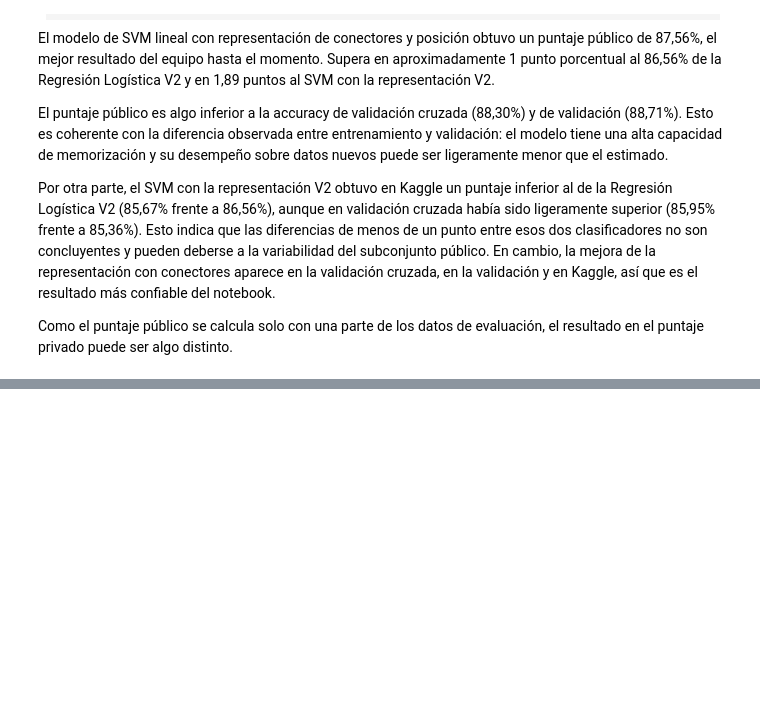
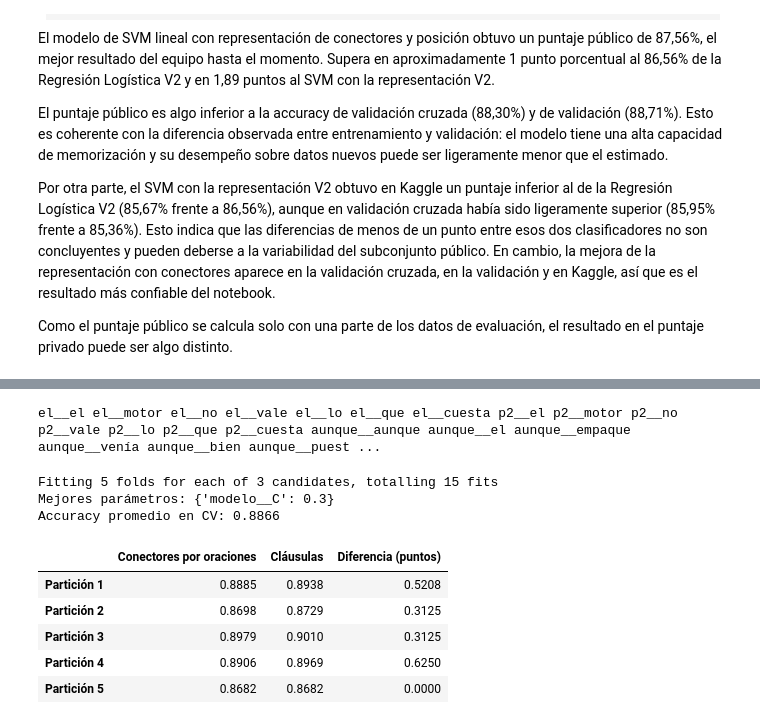
Before and after one commit to lauraS191/Proyecto-Machine-Learning, a Jupyter notebook: notebooks/03_SVM.ipynb, the cells around one changed output, grey strips where cells are left out. Cells and saved outputs as stored; diff of their text form; code cells hidden in the pictures; blank space fills up the shorter version.

```diff
--- a/notebooks/03_SVM.ipynb
+++ b/notebooks/03_SVM.ipynb
@@ -890,0 +983,56 @@ Como limitación, el modelo final alcanza una accuracy cercana al 100% en entren
+# %%
+print(marcar_clausulas_lote(["El motor no vale lo que cuesta, aunque el empaque venía bien puesto."])[0])
+# %% [output]
+el__el el__motor el__no el__vale el__lo el__que el__cuesta p2__el p2__motor p2__no p2__vale p2__lo p2__que p2__cuesta aunque__aunque aunque__el aunque__empaque aunque__venía aunque__bien aunque__puest ...
+# %%
+representacion_clausulas = clone(representacion_conectores)
+representacion_clausulas.set_params(
+    conectores__marcar=FunctionTransformer(
+        marcar_clausulas_lote,
+        kw_args={"palabras_conector": 1},
+        validate=False
+    )
+)
+
+pipeline_svm_clausulas = Pipeline([
+    ("representacion", representacion_clausulas),
+    ("modelo", LinearSVC(max_iter=5000, random_state=42))
+])
+
+grid_clausulas = GridSearchCV(
+    estimator=pipeline_svm_clausulas,
+    param_grid={"modelo__C": [0.3, 0.6, 1.0]},
+    scoring="accuracy",
+    cv=cv,
+    n_jobs=-1,
+    verbose=1
+)
+
+grid_clausulas.fit(X_train, y_train)
+
+print("Mejores parámetros:", grid_clausulas.best_params_)
+print(f"Accuracy promedio en CV: {grid_clausulas.best_score_:.4f}")
+# %% [output]
+Fitting 5 folds for each of 3 candidates, totalling 15 fits
+Mejores parámetros: {'modelo__C': 0.3}
+Accuracy promedio en CV: 0.8866
+# %%
+# Comparación partición por partición con el modelo de conectores por oraciones
+i_mejor_conectores = grid_conectores.best_index_
+i_mejor_clausulas = grid_clausulas.best_index_
+
+por_particion = pd.DataFrame({
+    "Conectores por oraciones": [grid_conectores.cv_results_[f"split{k}_test_score"][i_mejor_conectores] for k in range(5)],
+    "Cláusulas": [grid_clausulas.cv_results_[f"split{k}_test_score"][i_mejor_clausulas] for k in range(5)]
+}, index=[f"Partición {k + 1}" for k in range(5)])
+
+por_particion["Diferencia (puntos)"] = (por_particion["Cláusulas"] - por_particion["Conectores por oraciones"]) * 100
+
+display(por_particion.round(4))
+# %% [output]
+|  | Conectores por oraciones | Cláusulas | Diferencia (puntos) |
+| Partición 1 | 0.8885 | 0.8938 | 0.5208 |
+| Partición 2 | 0.8698 | 0.8729 | 0.3125 |
+| Partición 3 | 0.8979 | 0.9010 | 0.3125 |
+| Partición 4 | 0.8906 | 0.8969 | 0.6250 |
+| Partición 5 | 0.8682 | 0.8682 | 0.0000 |
```
Also changed, not shown: parts of 15 cells of this notebook, 7 other files.
